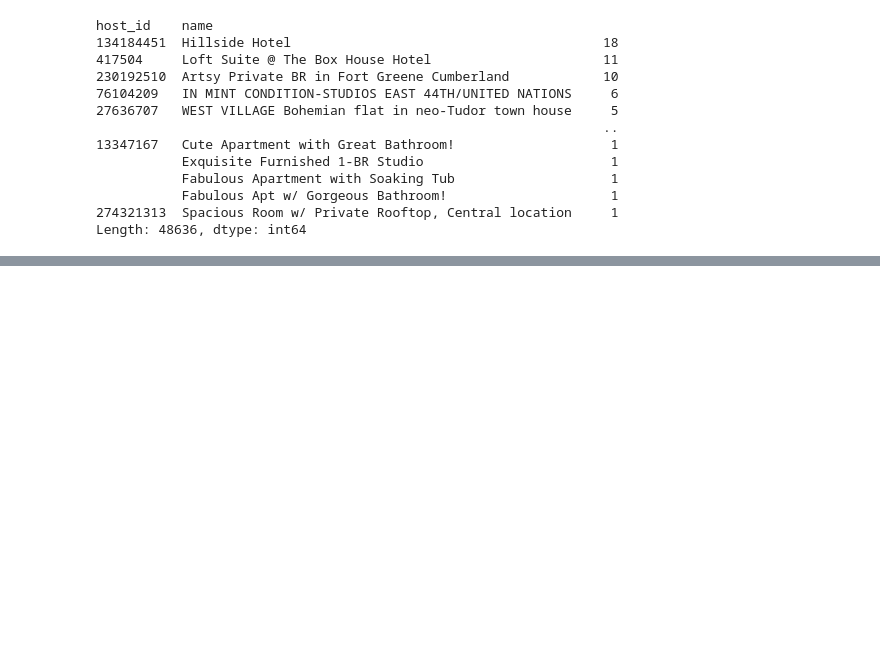
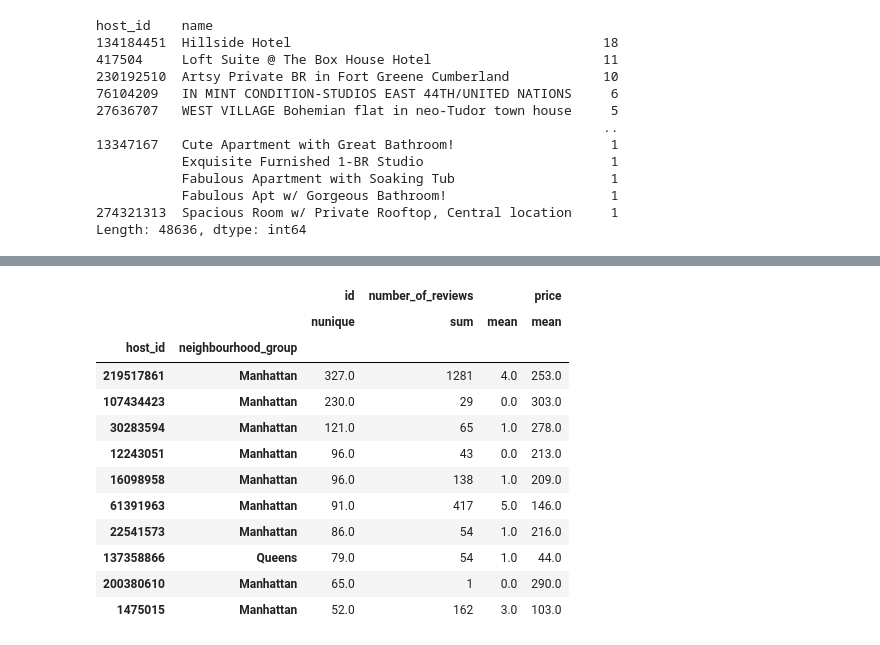
Before and after one commit to mronqui/machine-learning-python-template, a Jupyter notebook: src/explore.ipynb, the cells around one changed output, grey strips where cells are left out. Saved outputs shown, nothing was run; the diff lists cells and outputs as text; code cells hidden in the pictures; blank space fills up the shorter version.

```diff
--- a/src/explore.ipynb
+++ b/src/explore.ipynb
@@ -173,0 +235,17 @@ NameError: name 'df_airbnb' is not defined
+# %%
+df_hn=round(df_airbnb.groupby(['host_id','neighbourhood_group'])[['number_of_reviews','id','price']].agg({'id':pd.Series.nunique,'number_of_reviews':['sum','mean'],'price':'mean'}).sort_values(by=('id','nunique'),ascending=False))[0:10] # Top 10 host
+df_hn
+# %% [output]
+|  |  | id | number_of_reviews |  | price |
+|  |  | nunique | sum | mean | mean |
+| host_id | neighbourhood_group |  |  |  |  |
+| 219517861 | Manhattan | 327.0 | 1281 | 4.0 | 253.0 |
+| 107434423 | Manhattan | 230.0 | 29 | 0.0 | 303.0 |
+| 30283594 | Manhattan | 121.0 | 65 | 1.0 | 278.0 |
+| 12243051 | Manhattan | 96.0 | 43 | 0.0 | 213.0 |
+| 16098958 | Manhattan | 96.0 | 138 | 1.0 | 209.0 |
+| 61391963 | Manhattan | 91.0 | 417 | 5.0 | 146.0 |
+| 22541573 | Manhattan | 86.0 | 54 | 1.0 | 216.0 |
+| 137358866 | Queens | 79.0 | 54 | 1.0 | 44.0 |
+| 200380610 | Manhattan | 65.0 | 1 | 0.0 | 290.0 |
+| 1475015 | Manhattan | 52.0 | 162 | 3.0 | 103.0 |
```
Also changed, not shown: parts of 18 cells of this notebook.
